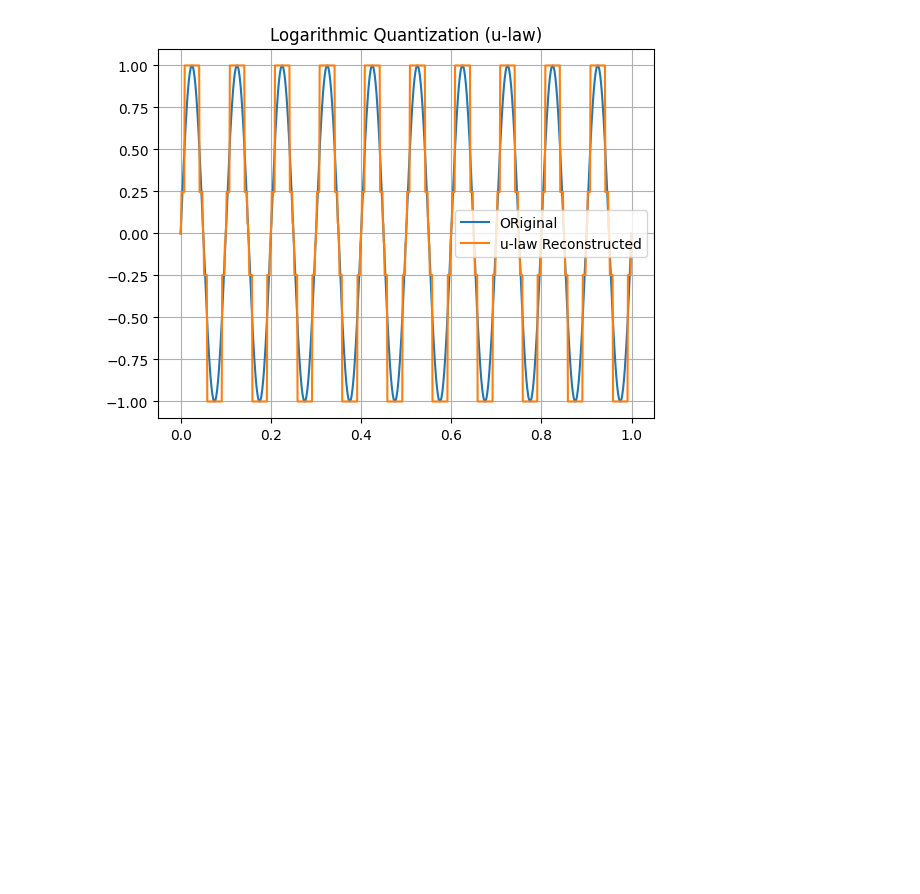
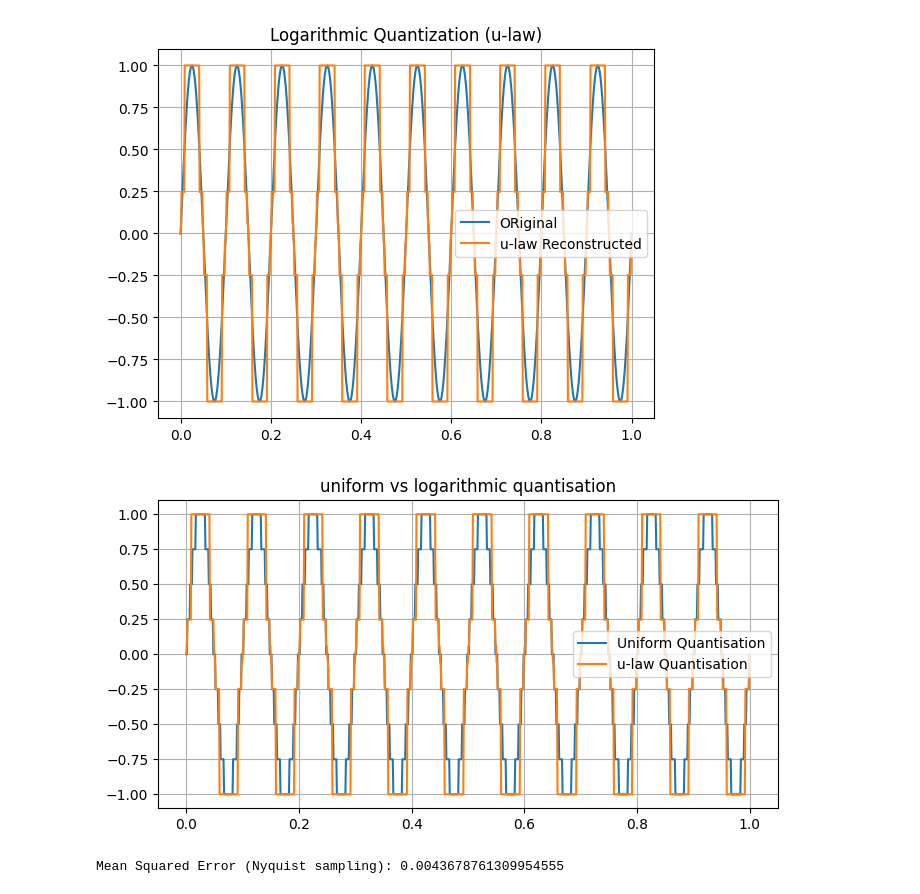
Before and after one commit to Divyam-11/NLP_Lab, a Jupyter notebook: sem6/SPS_lab4.ipynb, the cells around one changed output. Cells and saved outputs as stored; diff of their text form; code cells hidden in the pictures; blank space fills up the shorter version.

```diff
--- a/sem6/SPS_lab4.ipynb
+++ b/sem6/SPS_lab4.ipynb
@@ -92,3 +92,43 @@ plt.grid(True)
 plt.show()
 # %% [output]
 [figure]
+# %%
+plt.figure(figsize=(8, 4))
+plt.plot(t, x_q, label = "Uniform Quantisation")
+plt.plot(t, x_reconstructed, label = "u-law Quantisation")
+plt.title("uniform vs logarithmic quantisation")
+plt.legend()
+plt.grid(True)
+plt.show()
+# %% [output]
+[figure, added]
+# %%
+f_signal = 50
+f_max = f_signal
+duration = 0.1
+
+fs_cont = 100000
+t_cont = np.linspace(0, duration, int(fs_cont * duration), endpoint = False)
+x_cont = np.sin(2*np.pi*f_signal*t_cont)
+
+fs_nyq = 3 * f_max
+Ts = 1 / fs_nyq
+
+t_samp = np.arange(0, duration, Ts)
+x_samp = np.sin(2*np.pi*f_signal*t_samp)
+
+def sinc_reconstruction(t, ts, xs, fs):
+    x_rec = np.zeros_like(t)
+    for n in range(len(ts)):
+        x_rec += xs[n] * np.sinc(fs * (t - ts[n]))
+    return x_rec
+
+x_rec = sinc_reconstruction(t_cont, t_samp, x_samp, fs_nyq)
+
+
+error = x_cont - x_rec
+mse = np.mean(error**2)
+
+print("Mean Squared Error (Nyquist sampling):", mse)
+# %% [output]
+Mean Squared Error (Nyquist sampling): 0.0043678761309954555
```
